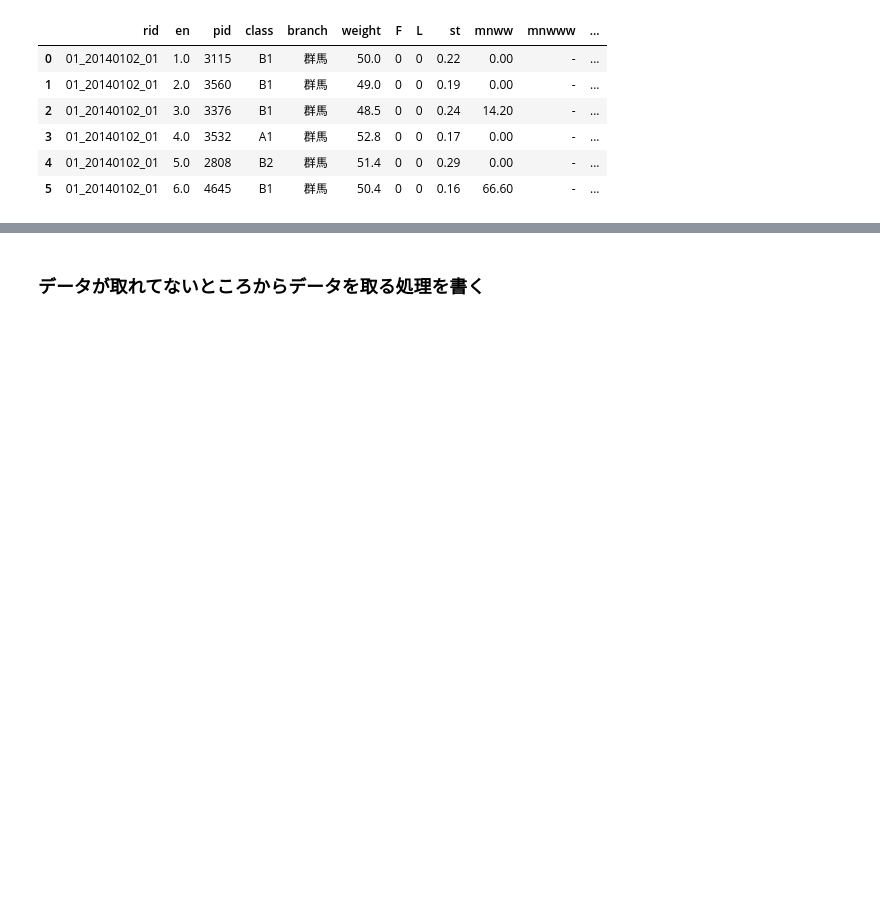
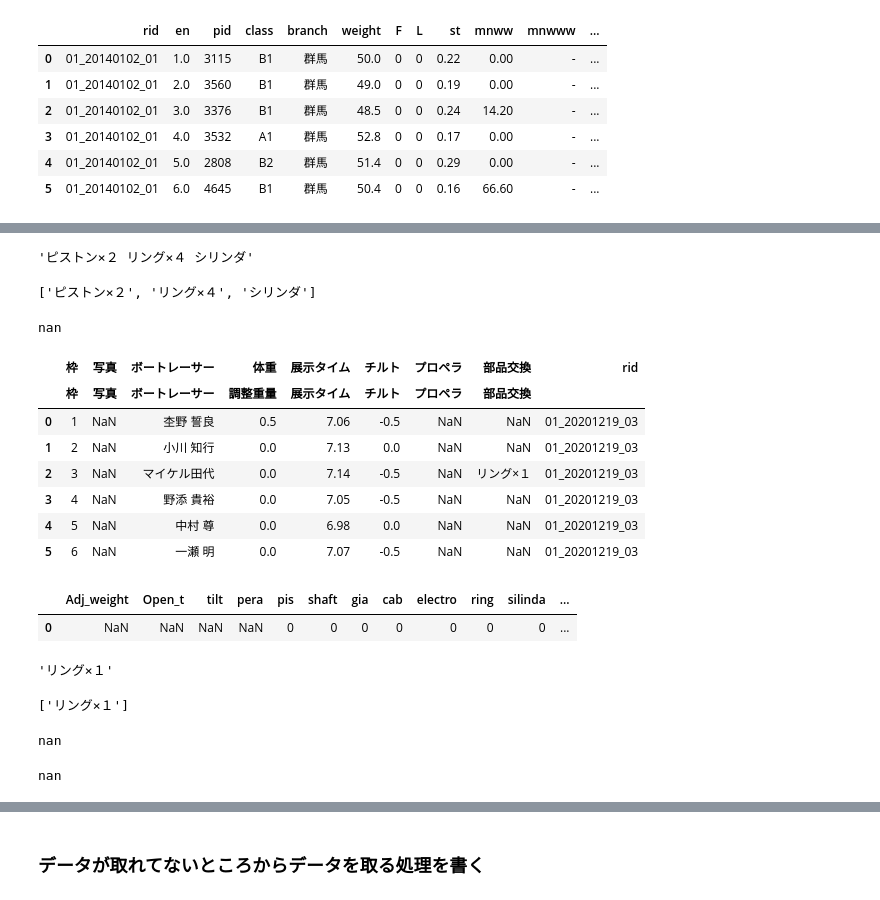
Before and after one commit to rakukanahoshi/kyoutei_AI, a Jupyter notebook: main.ipynb, the cells around one changed output, grey strips where cells are left out. Drawn from its saved outputs; the diff is of its cells as text; code cells hidden in the pictures; blank space fills up the shorter version.

```diff
--- a/main.ipynb
+++ b/main.ipynb
@@ -180,0 +188,47 @@ Name: 0, dtype: object
+# %%
+display(df.loc[0, ("部品交換","部品交換")])
+x = df.loc[0,("部品交換", "部品交換")]
+x = x.split(" ")
+print(x)
+display(df.loc[1, ("部品交換","部品交換")])
+# %% [output]
+'ピストン×２ リング×４ シリンダ'
+['ピストン×２', 'リング×４', 'シリンダ']
+nan
+# %%
+parts_col = "Adj_weight Open_t tilt pera pis shaft gia cab electro ring silinda calbo".split()
+#ギヤ ピストン シャフト キャブ 電気 リング シリンダ キャリアボデー
+target_info = "row_html/01/info_html/01_20201219_03.html"
+df_parts_info = pd.DataFrame(index=[], columns=parts_col)
+df_parts_info.loc[0,["pis", "shaft", "gia", "cab", "electro", "ring", "silinda", "calbo"]] = 0
+
+dfs = pd.read_html(target_info, encoding="utf-8")[1]
+dfs["rid"] = target_info[-19:-5]
+dfs = dfs.drop("前走成績", axis=1)
+
+df = dfs[::2][1::2]
+df.reset_index(drop=True, inplace=True)
+display(df)
+display(df_parts_info)
+#display(df.loc[0, "展示タイム"])
+# %% [output]
+|  | 枠 | 写真 | ボートレーサー | 体重 | 展示タイム | チルト | プロペラ | 部品交換 | rid |
+|  | 枠 | 写真 | ボートレーサー | 調整重量 | 展示タイム | チルト | プロペラ | 部品交換 |  |
+| 0 | 1 | NaN | 杢野 誓良 | 0.5 | 7.06 | -0.5 | NaN | NaN | 01_20201219_03 |
+| 1 | 2 | NaN | 小川 知行 | 0.0 | 7.13 | 0.0 | NaN | NaN | 01_20201219_03 |
+| 2 | 3 | NaN | マイケル田代 | 0.0 | 7.14 | -0.5 | NaN | リング×１ | 01_20201219_03 |
+| 3 | 4 | NaN | 野添 貴裕 | 0.0 | 7.05 | -0.5 | NaN | NaN | 01_20201219_03 |
+| 4 | 5 | NaN | 中村 尊 | 0.0 | 6.98 | 0.0 | NaN | NaN | 01_20201219_03 |
+| 5 | 6 | NaN | 一瀬 明 | 0.0 | 7.07 | -0.5 | NaN | NaN | 01_20201219_03 |
+|  | Adj_weight | Open_t | tilt | pera | pis | shaft | gia | cab | electro | ring | silinda | ... |
+| 0 | NaN | NaN | NaN | NaN | 0 | 0 | 0 | 0 | 0 | 0 | 0 | ... |
+# %%
+display(df.loc[2, ("部品交換","部品交換")])
+x = df.loc[2,("部品交換", "部品交換")]
+x = x.split(" ")
+print(x)
+display(df.loc[1, ("部品交換","部品交換")])
+# %% [output]
+'リング×１'
+['リング×１']
+nan
@@ -180,0 +255,4 @@ Name: 0, dtype: object
+# %%
+df.loc[0 ,("部品交換", "部品交換")]
+# %% [output]
+nan
```
Also changed, not shown: parts of 11 cells of this notebook.
